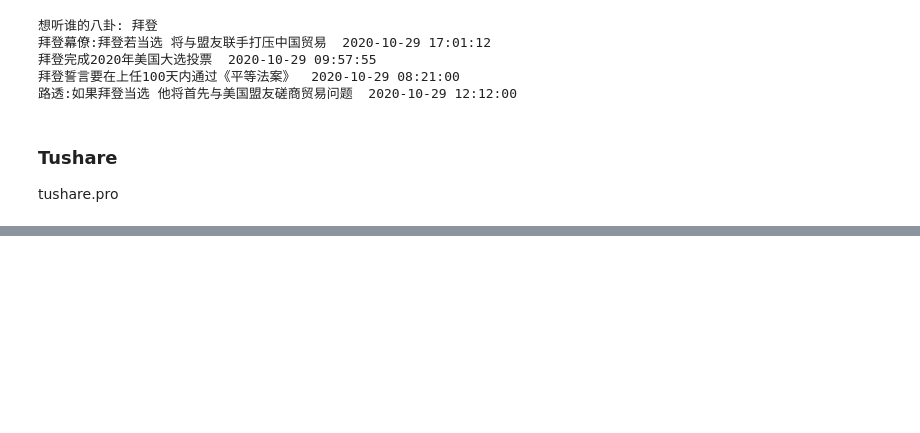
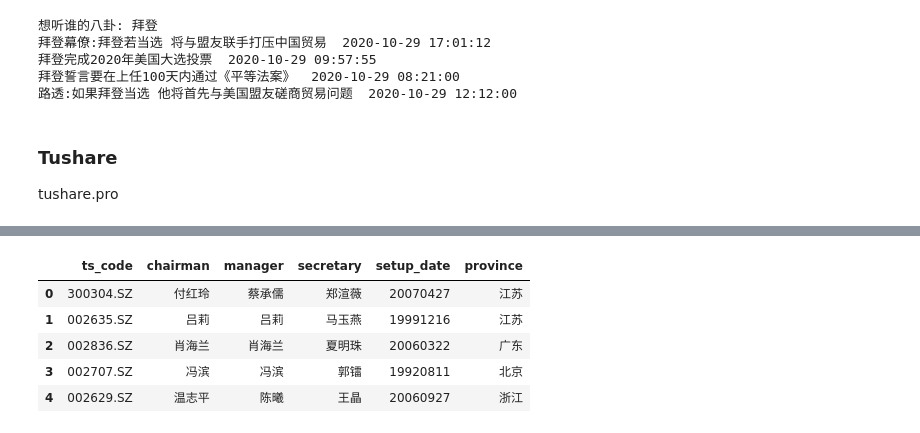
Before and after one commit to xinihe/jrxy_python_course, a Jupyter notebook: DataSession/API_and_Data_Retrieval.ipynb, the cells around one changed output, grey strips where cells are left out. Cells and saved outputs as stored; diff of their text form; code cells hidden in the pictures; blank space fills up the shorter version.

```diff
--- a/DataSession/API_and_Data_Retrieval.ipynb
+++ b/DataSession/API_and_Data_Retrieval.ipynb
@@ -208,0 +217,10 @@ df = pro.fund_company()
+# %%
+df = pro.stock_company(exchange='SZSE', fields='ts_code,chairman,manager,secretary,setup_date,province')
+df.head()
+# %% [output]
+|  | ts_code | chairman | manager | secretary | setup_date | province |
+| 0 | 300304.SZ | 付红玲 | 蔡承儒 | 郑渲薇 | 20070427 | 江苏 |
+| 1 | 002635.SZ | 吕莉 | 吕莉 | 马玉燕 | 19991216 | 江苏 |
+| 2 | 002836.SZ | 肖海兰 | 肖海兰 | 夏明珠 | 20060322 | 广东 |
+| 3 | 002707.SZ | 冯滨 | 冯滨 | 郭镭 | 19920811 | 北京 |
+| 4 | 002629.SZ | 温志平 | 陈曦 | 王晶 | 20060927 | 浙江 |
```
Also changed, not shown: parts of 10 cells of this notebook, 3 other files.
